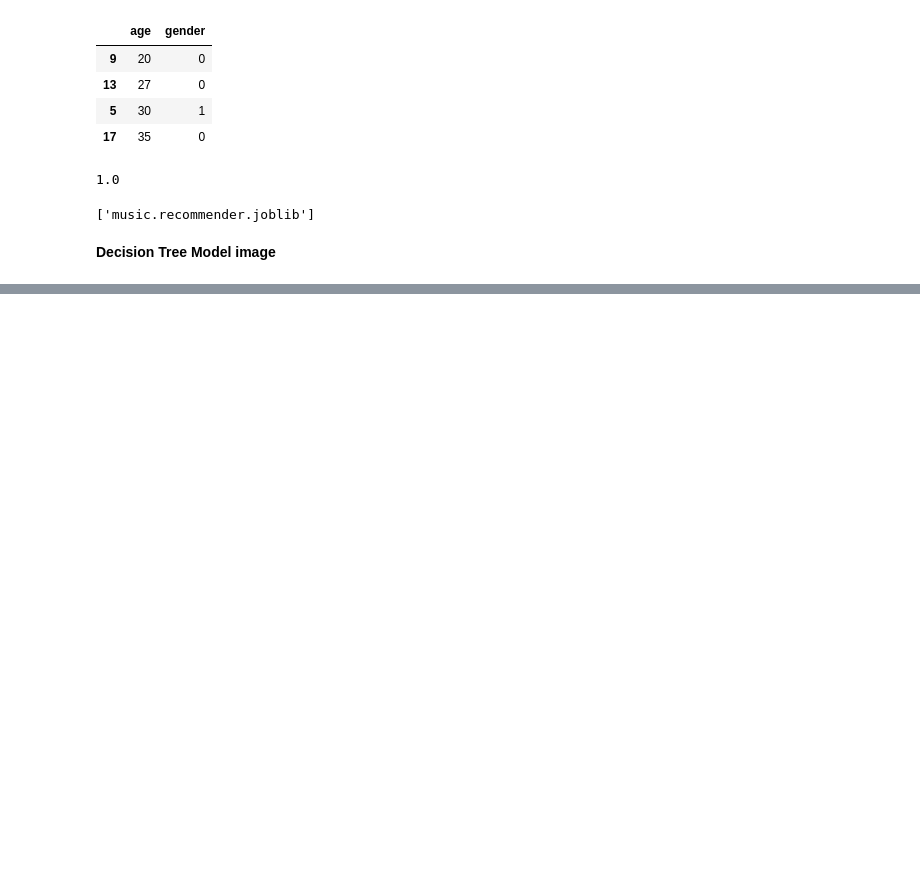
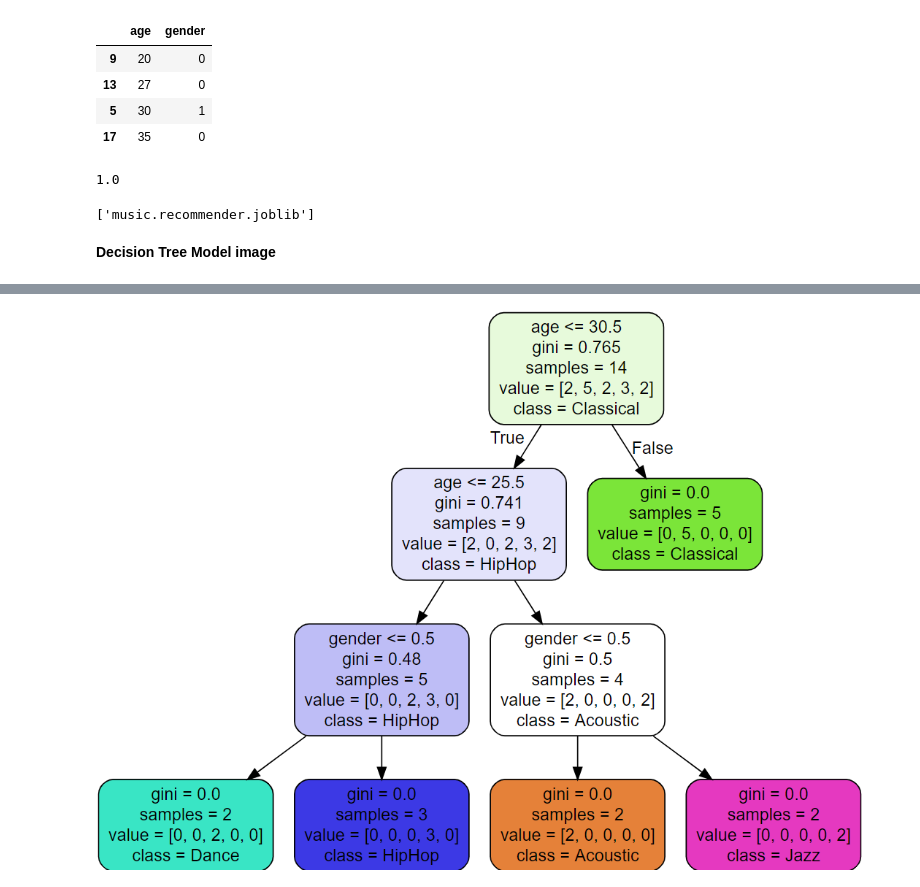
Before and after one commit to jose-cano/Machine-Learning, a Jupyter notebook: Music ML Project.ipynb, the cells around one changed output, grey strips where cells are left out. Cells and saved outputs as stored; diff of their text form; code cells hidden in the pictures; blank space fills up the shorter version.

```diff
--- a/Music ML Project.ipynb
+++ b/Music ML Project.ipynb
@@ -119,0 +118,5 @@ tree.export_graphviz(model, out_file='music-recommender.dot',
+# %%
+from IPython.display import Image
+Image(filename='Capture.png')
+# %% [output]
+[figure, added]
```
Also changed, not shown: parts of 1 cell of this notebook.
